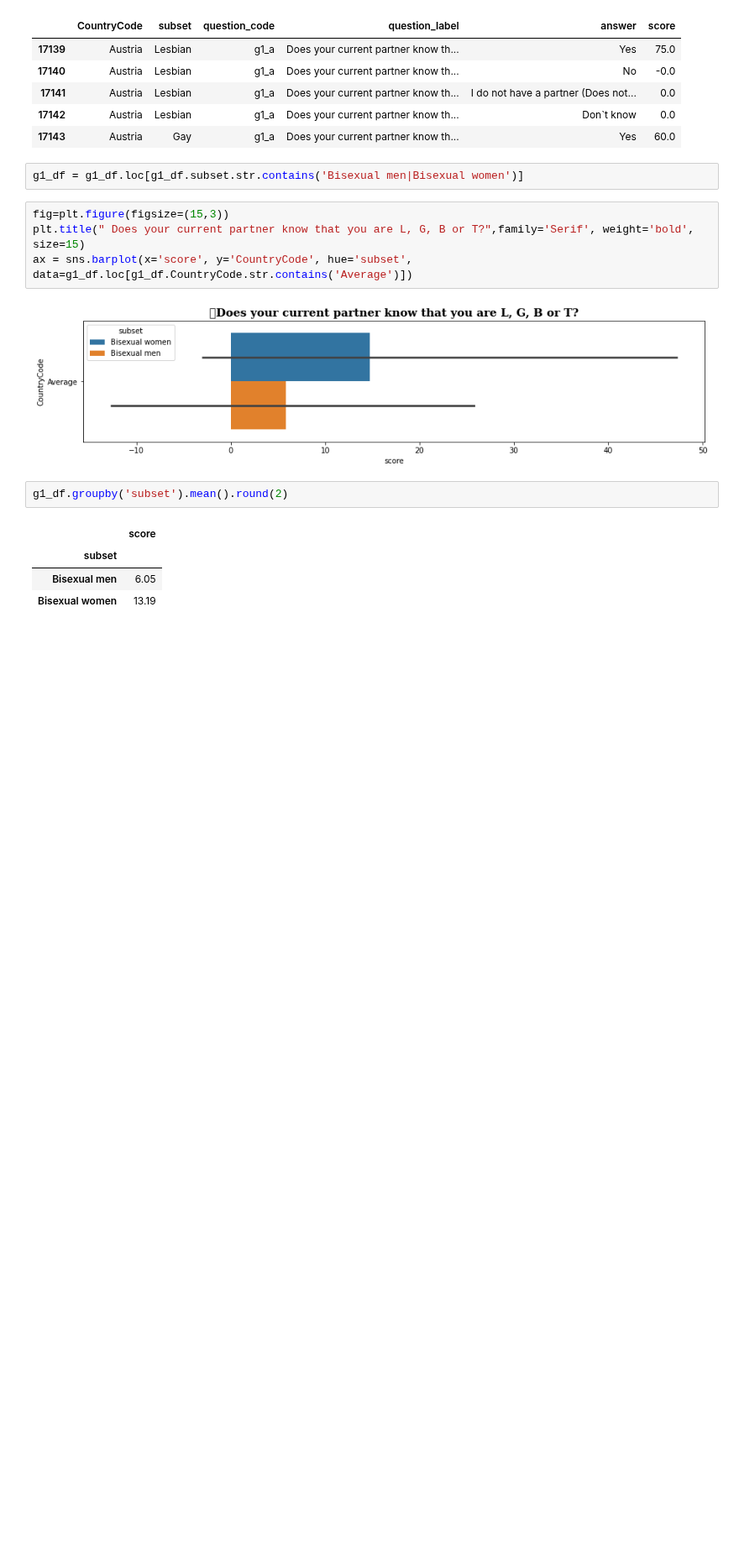
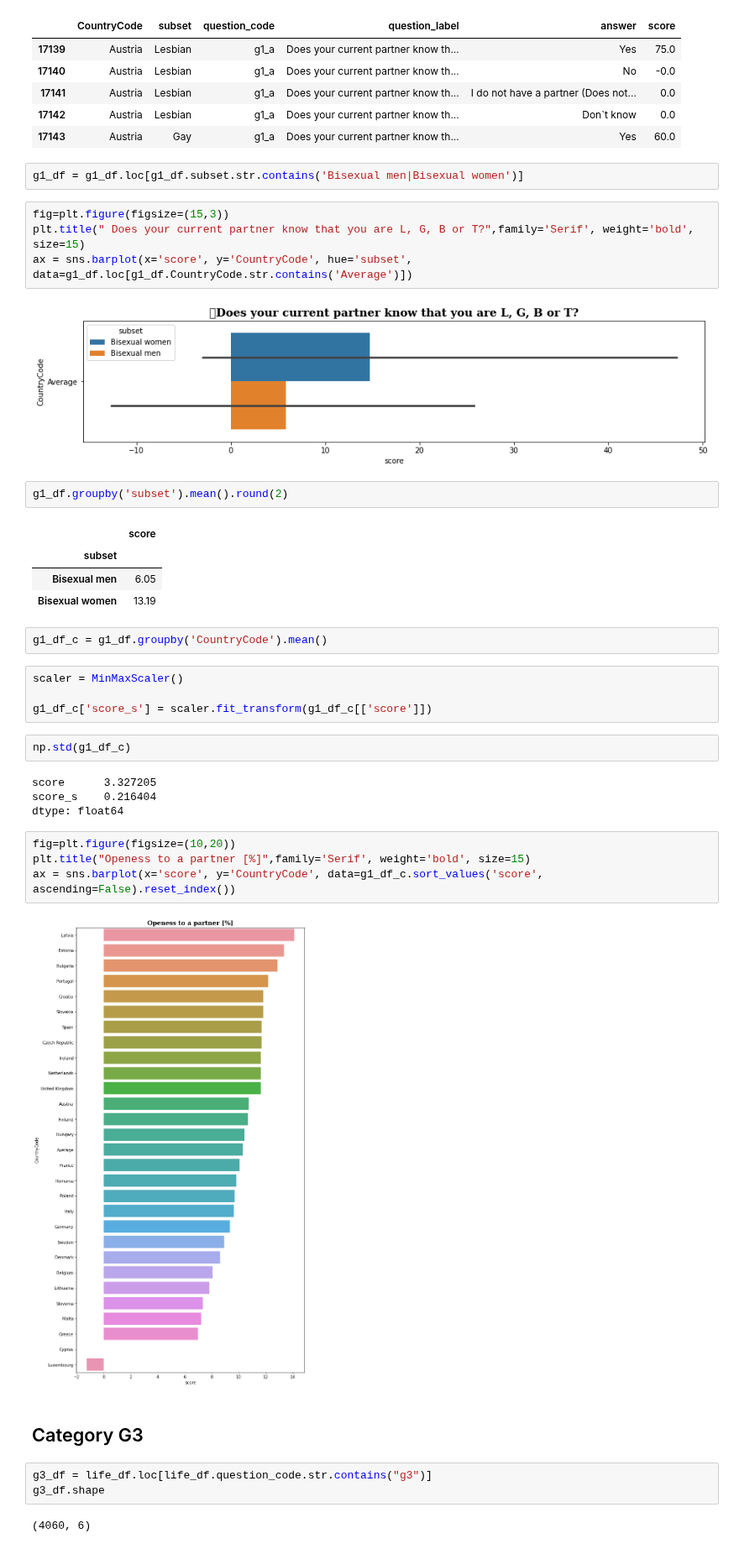
Before and after one commit to Petint/AI-and-DS, a Jupyter notebook: The LMBTQ project/project.ipynb, the cells around one changed output. Shown at 84% size. Saved outputs shown, nothing was run; the diff lists cells and outputs as text; blank space fills up the shorter version.

```diff
--- a/The LMBTQ project/project.ipynb
+++ b/The LMBTQ project/project.ipynb
@@ -272,3 +272,28 @@ g1_df.groupby('subset').mean().round(2)
 | subset |  |
 | Bisexual men | 6.05 |
 | Bisexual women | 13.19 |
+# %%
+g1_df_c = g1_df.groupby('CountryCode').mean()
+# %%
+scaler = MinMaxScaler()
+
+g1_df_c['score_s'] = scaler.fit_transform(g1_df_c[['score']])
+# %%
+np.std(g1_df_c)
+# %% [output]
+score      3.327205
+score_s    0.216404
+dtype: float64
+# %%
+fig=plt.figure(figsize=(10,20))
+plt.title("Openess to a partner [%]",family='Serif', weight='bold', size=15)
+ax = sns.barplot(x='score', y='CountryCode', data=g1_df_c.sort_values('score', ascending=False).reset_index())
+# %% [output]
+[figure, added]
+# %% [markdown]
+## Category G3
+# %%
+g3_df = life_df.loc[life_df.question_code.str.contains("g3")]
+g3_df.shape
+# %% [output]
+(4060, 6)
```
Also changed, not shown: parts of 4 cells of this notebook.
